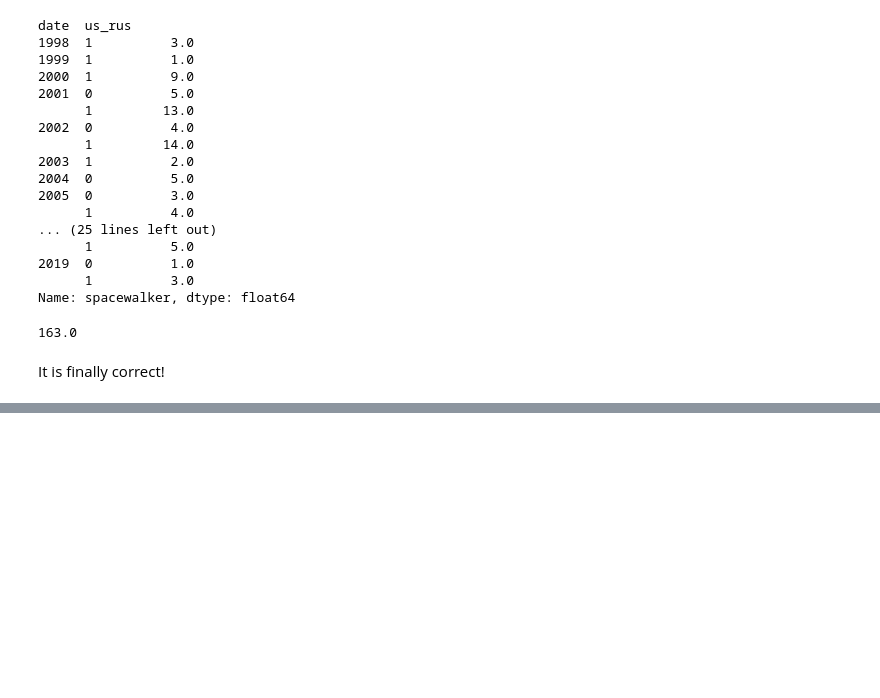
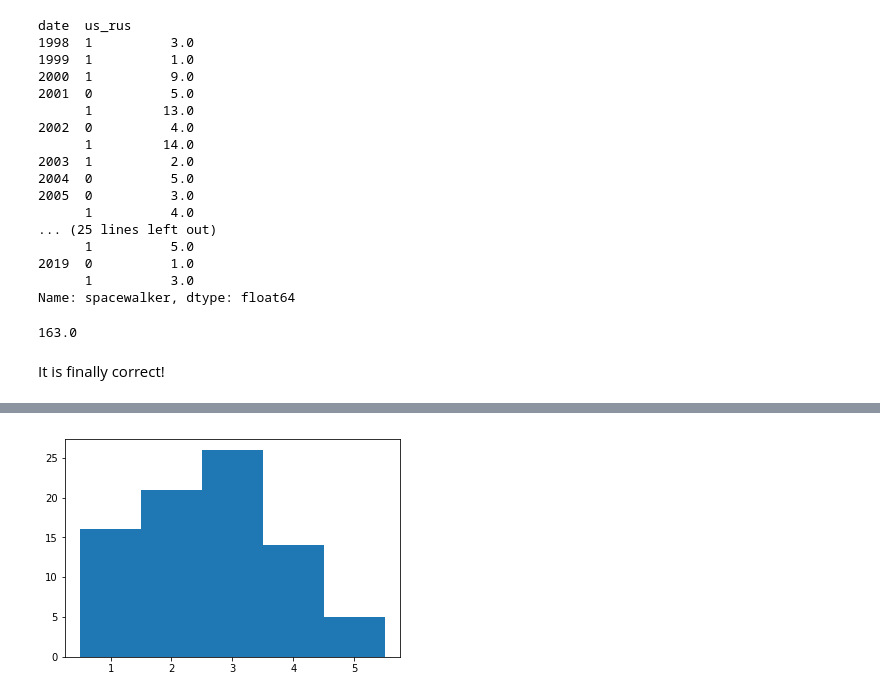
Before and after one commit to rebeccaebarnes/spacewalks, a Jupyter notebook: spacewalks.ipynb, the cells around one changed output, grey strips where cells are left out. Cells and saved outputs as stored; diff of their text form; code cells hidden in the pictures; blank space fills up the shorter version.

```diff
--- a/spacewalks.ipynb
+++ b/spacewalks.ipynb
@@ -1030,0 +1082,6 @@ df_final.to_csv('data/clean_data.csv', index=False)
+# %%
+bins = np.arange(0.5, 6.5, 1)
+plt.hist(walks_per_mission, bins=bins)
+plt.xticks(np.arange(1, 6));
+# %% [output]
+[figure, added]
```
Also changed, not shown: parts of 32 cells of this notebook.
